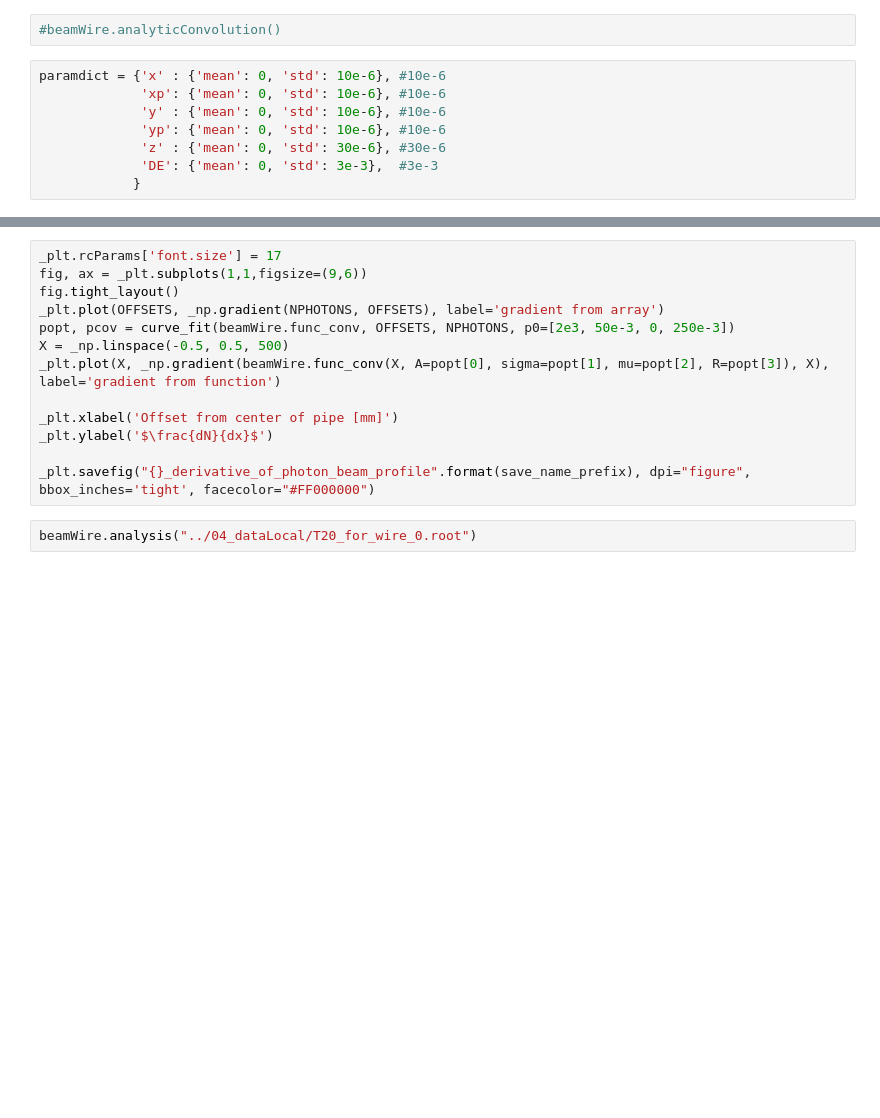
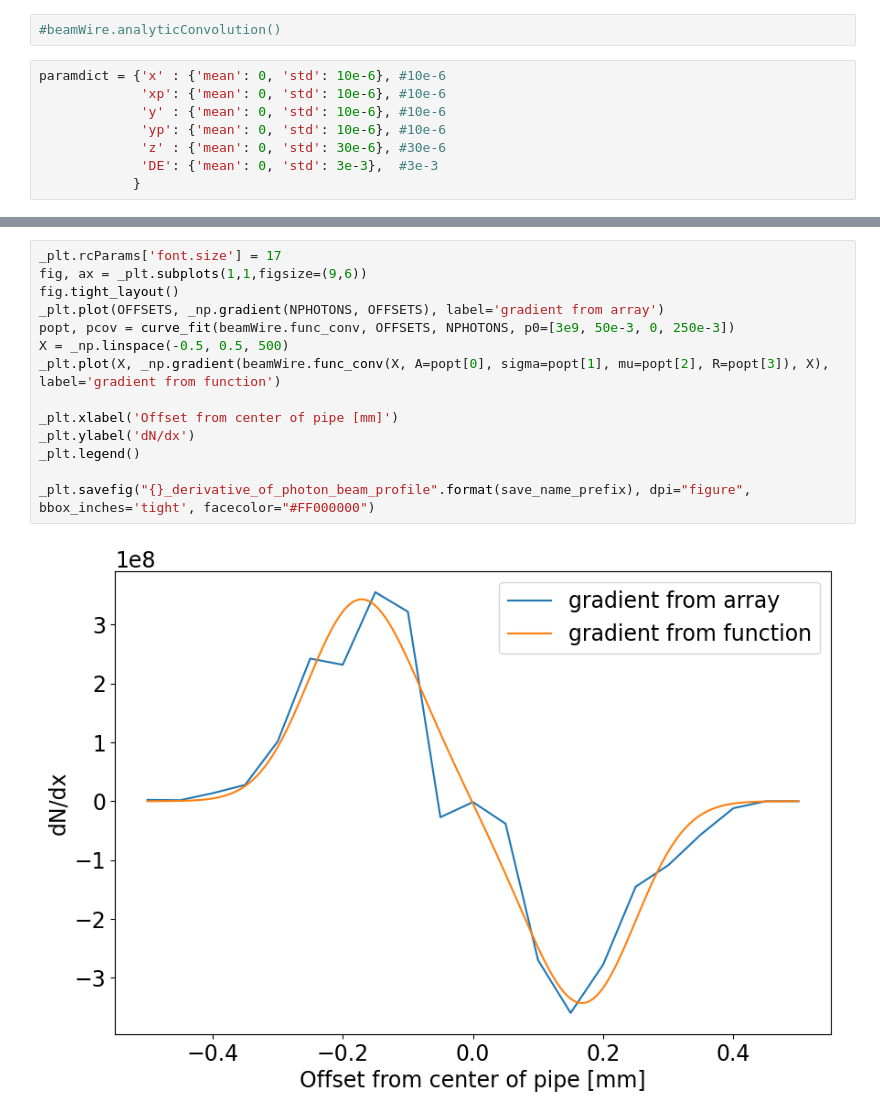
Before and after one commit to MarinDeniaud/luxe-backgrounds, a Jupyter notebook: 06_analysis/Wire_analysis.ipynb, the cells around one changed output, grey strips where cells are left out. Saved outputs shown, nothing was run; the diff lists cells and outputs as text; blank space fills up the shorter version.

```diff
--- a/06_analysis/Wire_analysis.ipynb
+++ b/06_analysis/Wire_analysis.ipynb
@@ -44,16 +89,17 @@ _plt.savefig("{}_photon_beam_scan_and_convolution_fit".format(save_name_prefix),
 # %%
 _plt.rcParams['font.size'] = 17
 fig, ax = _plt.subplots(1,1,figsize=(9,6))
 fig.tight_layout()
 _plt.plot(OFFSETS, _np.gradient(NPHOTONS, OFFSETS), label='gradient from array')
-popt, pcov = curve_fit(beamWire.func_conv, OFFSETS, NPHOTONS, p0=[2e3, 50e-3, 0, 250e-3])
+popt, pcov = curve_fit(beamWire.func_conv, OFFSETS, NPHOTONS, p0=[3e9, 50e-3, 0, 250e-3])
 X = _np.linspace(-0.5, 0.5, 500)
 _plt.plot(X, _np.gradient(beamWire.func_conv(X, A=popt[0], sigma=popt[1], mu=popt[2], R=popt[3]), X), label='gradient from function')
 
 _plt.xlabel('Offset from center of pipe [mm]')
-_plt.ylabel('$\frac{dN}{dx}$')
+_plt.ylabel('dN/dx')
+_plt.legend()
 
 _plt.savefig("{}_derivative_of_photon_beam_profile".format(save_name_prefix), dpi="figure", bbox_inches='tight', facecolor="#FF000000")
+# %% [output]
+[figure, added]
-# %%
-beamWire.analysis("../04_dataLocal/T20_for_wire_0.root")
 # %%
```
Also changed, not shown: parts of 16 cells of this notebook.
